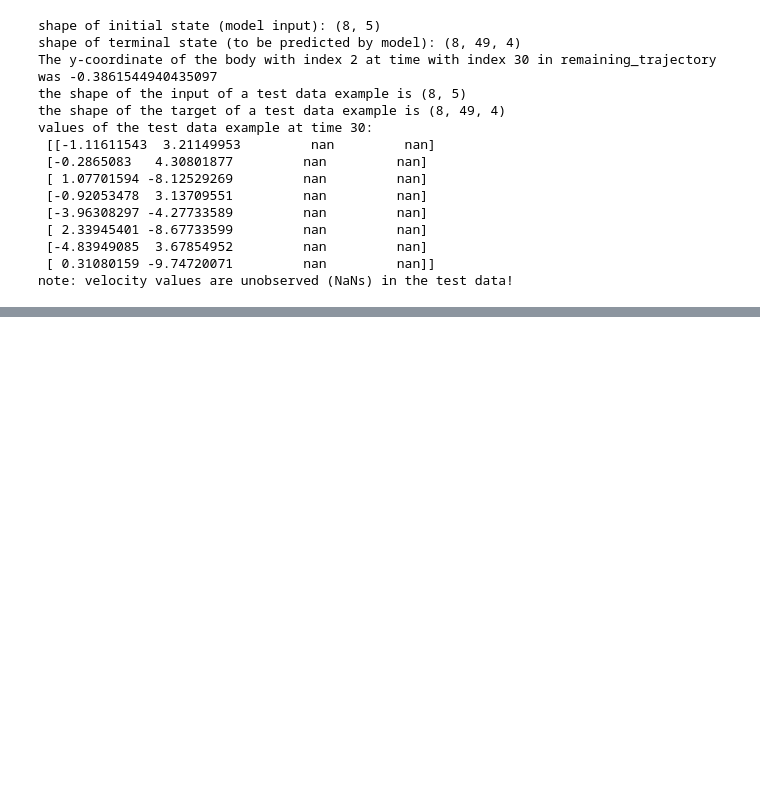
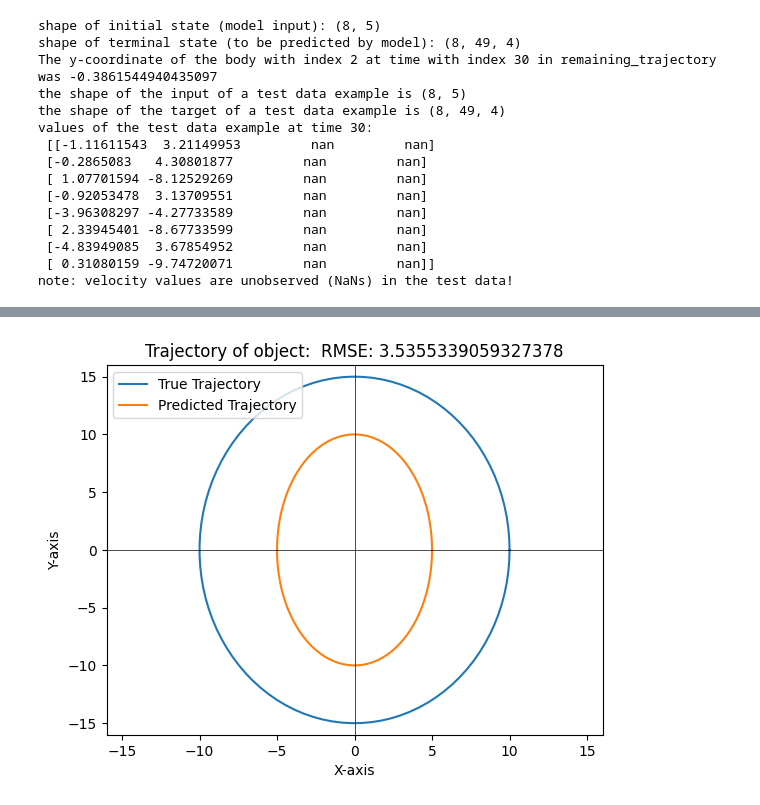
Before and after one commit to timberends4/Deep-learning, a Jupyter notebook: assignment_2/NPE.ipynb, the cells around one changed output, grey strips where cells are left out. Saved outputs shown, nothing was run; the diff lists cells and outputs as text; code cells hidden in the pictures; blank space fills up the shorter version.

```diff
--- a/assignment_2/NPE.ipynb
+++ b/assignment_2/NPE.ipynb
@@ -463,0 +460,15 @@ with tqdm.tqdm(total=len(neightborhood_threshold)*len(hidden_units)*iterations)
+# %%
+def generate_revolving_trajectory(radius, num_points):
+    angles = np.linspace(0, 2 * np.pi, num_points)
+    x = radius * np.cos(angles)
+    y = radius * np.sin(angles)
+    trajectory = list(zip(x, y))
+    return np.array(trajectory)
+# %%
+radius = 5
+num_points = 100
+revolving_trajectory = generate_revolving_trajectory(radius, num_points)
+true_trajectory = generate_revolving_trajectory(radius+5, num_points)
+plot_trajectories(true_trajectory, revolving_trajectory)
+# %% [output]
+[figure, added]
```
Also changed, not shown: parts of 9 cells of this notebook, 3 other files.
